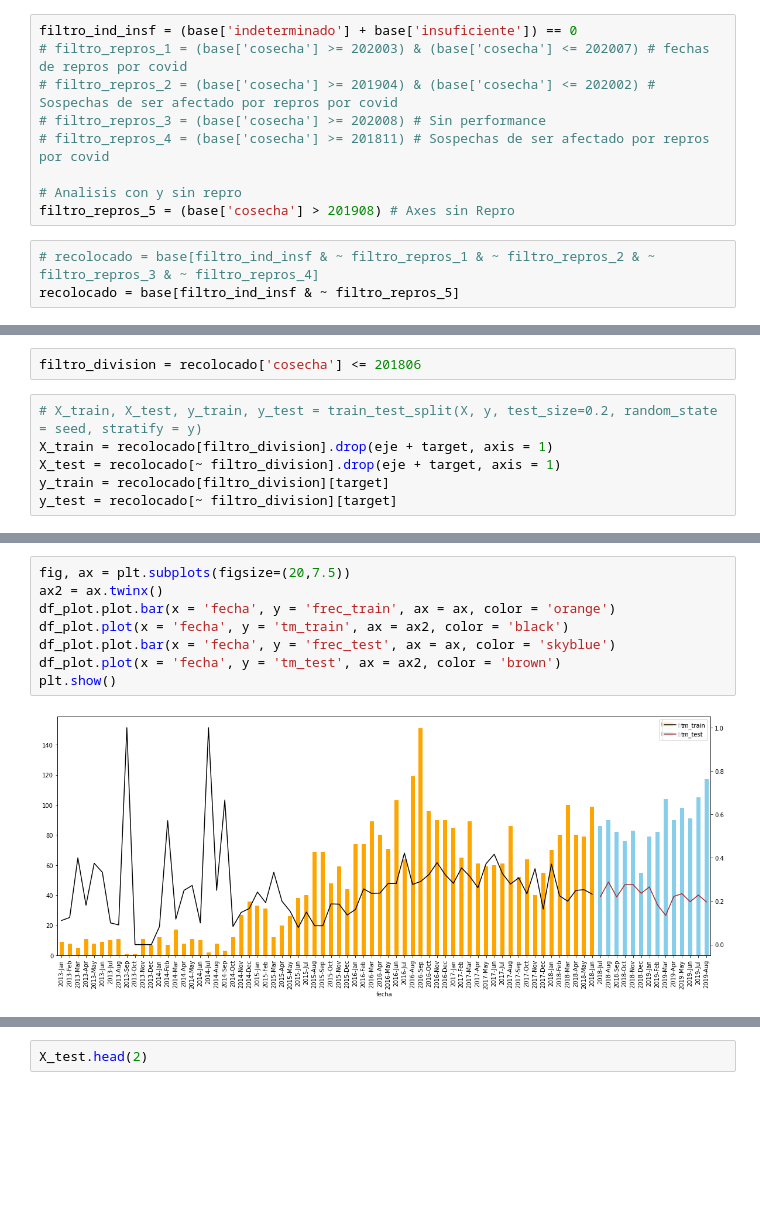
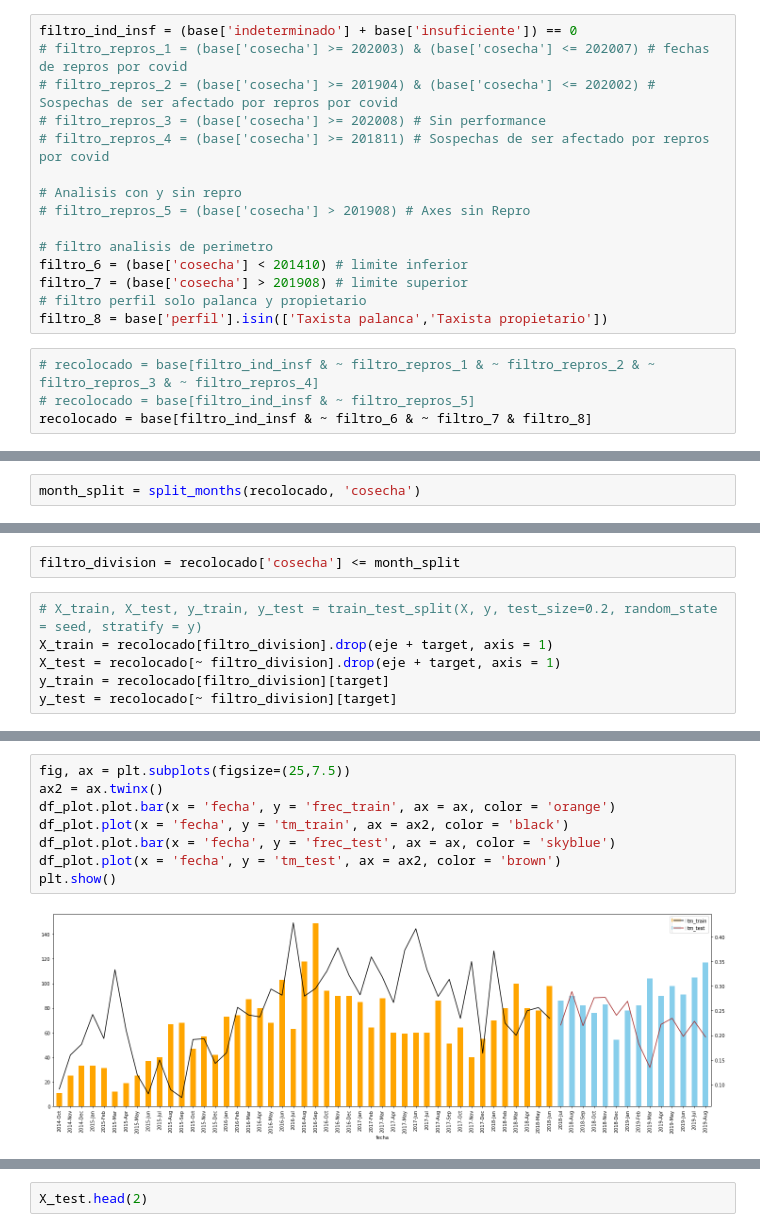
Before and after one commit to giordanap/Recolocado_ADM, a Jupyter notebook: query_notas_scripts/1_1-Recolocado_tratamiento_1.ipynb, the cells around one changed output, grey strips where cells are left out. Cells and saved outputs as stored; diff of their text form; blank space fills up the shorter version.

```diff
--- a/query_notas_scripts/1_1-Recolocado_tratamiento_1.ipynb
+++ b/query_notas_scripts/1_1-Recolocado_tratamiento_1.ipynb
@@ -143,10 +143,17 @@ filtro_ind_insf = (base['indeterminado'] + base['insuficiente']) == 0
 # filtro_repros_4 = (base['cosecha'] >= 201811) # Sospechas de ser afectado por repros por covid
 
 # Analisis con y sin repro
-filtro_repros_5 = (base['cosecha'] > 201908) # Axes sin Repro
+# filtro_repros_5 = (base['cosecha'] > 201908) # Axes sin Repro
+
+# filtro analisis de perimetro
+filtro_6 = (base['cosecha'] < 201410) # limite inferior
+filtro_7 = (base['cosecha'] > 201908) # limite superior
+# filtro perfil solo palanca y propietario
+filtro_8 = base['perfil'].isin(['Taxista palanca','Taxista propietario'])
 # %%
 # recolocado = base[filtro_ind_insf & ~ filtro_repros_1 & ~ filtro_repros_2 & ~ filtro_repros_3 & ~ filtro_repros_4]
-recolocado = base[filtro_ind_insf & ~ filtro_repros_5]
+# recolocado = base[filtro_ind_insf & ~ filtro_repros_5]
+recolocado = base[filtro_ind_insf & ~ filtro_6 & ~ filtro_7 & filtro_8]
 # %%
 recolocado.head(2)
 # %% [output]
@@ -164,4 +171,6 @@ recolocado.shape
 print( f"La cosecha { split_months(recolocado, 'cosecha') } contiene al Train" )
 # %% [output]
 La cosecha 201806 contiene al Train
+# %%
+month_split = split_months(recolocado, 'cosecha')
 # %%
@@ -211,7 +220,7 @@ dtype: float64
 # %% [markdown]
 ## División en train y test
 # %%
-filtro_division = recolocado['cosecha'] <= 201806
+filtro_division = recolocado['cosecha'] <= month_split
 # %%
 # X_train, X_test, y_train, y_test = train_test_split(X, y, test_size=0.2, random_state = seed, stratify = y)
 X_train = recolocado[filtro_division].drop(eje + target, axis = 1)
@@ -257,13 +268,13 @@ cosecha
 # %%
-fig, ax = plt.subplots(figsize=(20,7.5))
+fig, ax = plt.subplots(figsize=(25,7.5))
 ax2 = ax.twinx()
 df_plot.plot.bar(x = 'fecha', y = 'frec_train', ax = ax, color = 'orange')
 df_plot.plot(x = 'fecha', y = 'tm_train', ax = ax2, color = 'black')
 df_plot.plot.bar(x = 'fecha', y = 'frec_test', ax = ax, color = 'skyblue')
 df_plot.plot(x = 'fecha', y = 'tm_test', ax = ax2, color = 'brown')
 plt.show()
 # %% [output]
-[figure, old version]
+[figure, new version]
 # %%
 X_train.shape, X_test.shape, y_train.shape, y_test.shape
 # %% [output]
```
Also changed, not shown: parts of 33 cells of this notebook, 47 other files.
